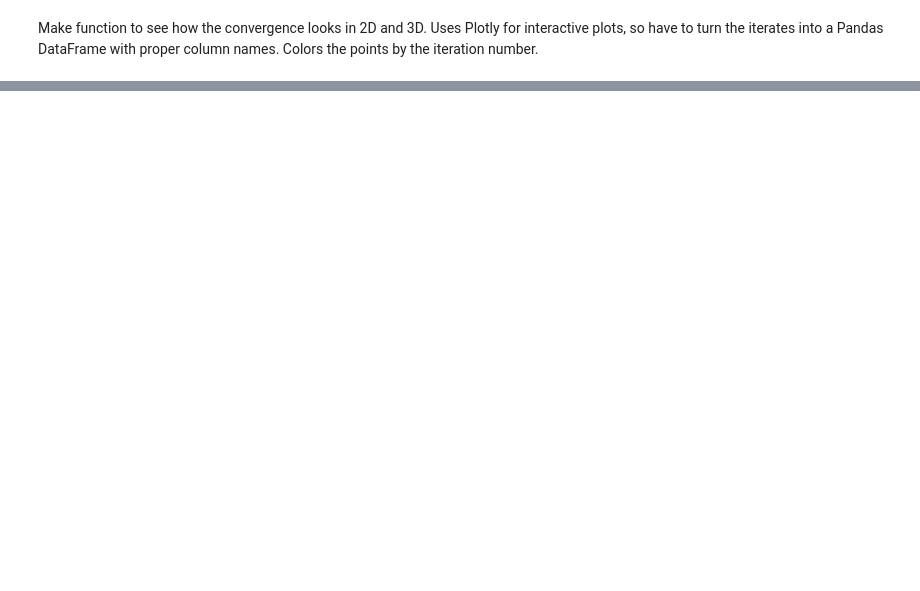
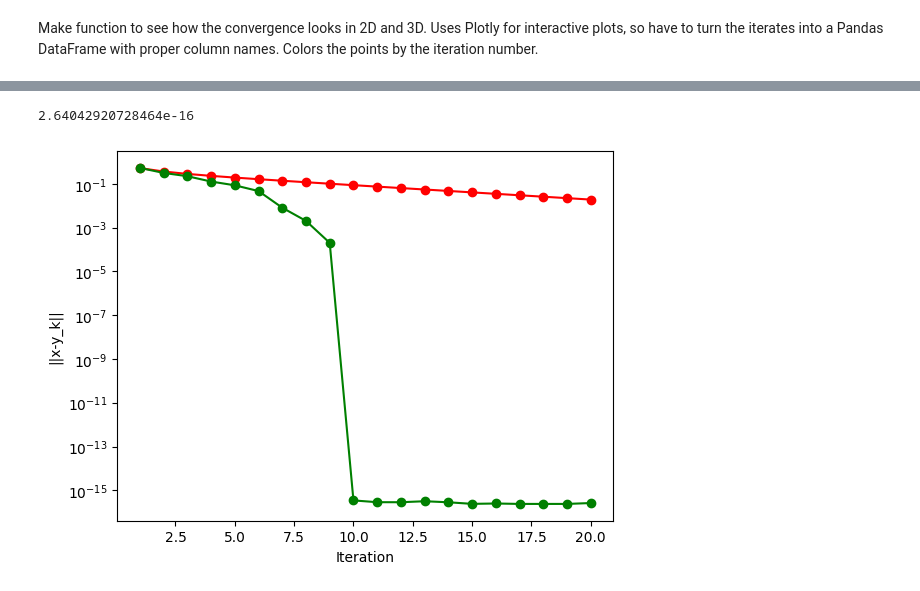
Before and after one commit to 14lclark/frame_algorithms, a Jupyter notebook: testing.ipynb, the cells around one changed output, grey strips where cells are left out. Drawn from its saved outputs; the diff is of its cells as text; code cells hidden in the pictures; blank space fills up the shorter version.

Commit message:
implement conjugate gradient algorithm

```diff
--- a/testing.ipynb
+++ b/testing.ipynb
@@ -59,3 +58,18 @@ def plot_3d_iters(num_frame_vecs, iters):
 plot_2d_iters(10, 20)
 # %%
 plot_3d_iters(10, 20)
+# %%
+from frames.frame import RandomFrame
+
+def run_algo(dim, num_frame_vecs, algo, iters=20):
+    frame = RandomFrame(dimension=dim, num_frame_vecs=num_frame_vecs, is_unit=True)
+    vector = random_unit_vector(dimension=dim)
+    recover, error = algo(frame, vector, iters)
+    print(error[-1])
+    plt.semilogy(np.arange(1, iters + 1), error, "-ob")
+    plt.xlabel("Iteration")
+    plt.ylabel("||x-y_k||")
+    plt.show()
+# %%
+run_algo(10, 250, standard_frame_algorithm)
+run_algo(10, 250, conjugate_gradient_algorithm)
@@ -61,0 +81,19 @@ plot_3d_iters(10, 20)
+# %%
+def compare_algos(dim, num_frame_vecs, algos, iters=20):
+    frame = RandomFrame(dimension=dim, num_frame_vecs=num_frame_vecs, is_unit=True)
+    vector = random_unit_vector(dimension=dim)
+    recover = dict()
+    error = dict()
+    color = iter(["r", "g", "b"])
+    for algo, fn in algos.items():
+        recover[algo], error[algo] = fn(frame, vector, iters)
+        plt.semilogy(np.arange(1, iters + 1), error[algo], "-o" + next(color))
+    print(error["cg"][-1])
+    plt.xlabel("Iteration")
+    plt.ylabel("||x-y_k||")
+    plt.show()
+# %%
+compare_algos(10, 20, {"standard": standard_frame_algorithm, "cg": conjugate_gradient_algorithm})
+# %% [output]
+2.64042920728464e-16
+[figure, added]
```
Also changed, not shown: parts of 4 cells of this notebook, 2 other files.
